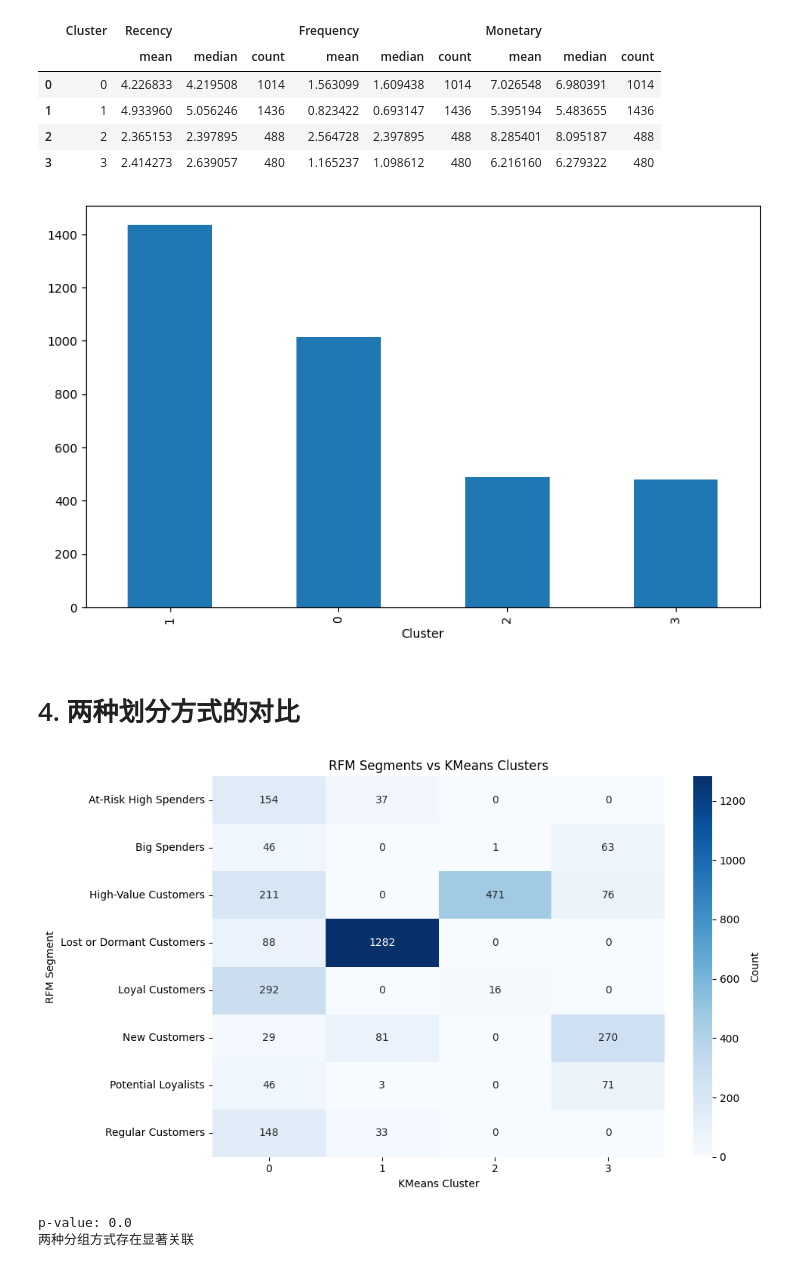
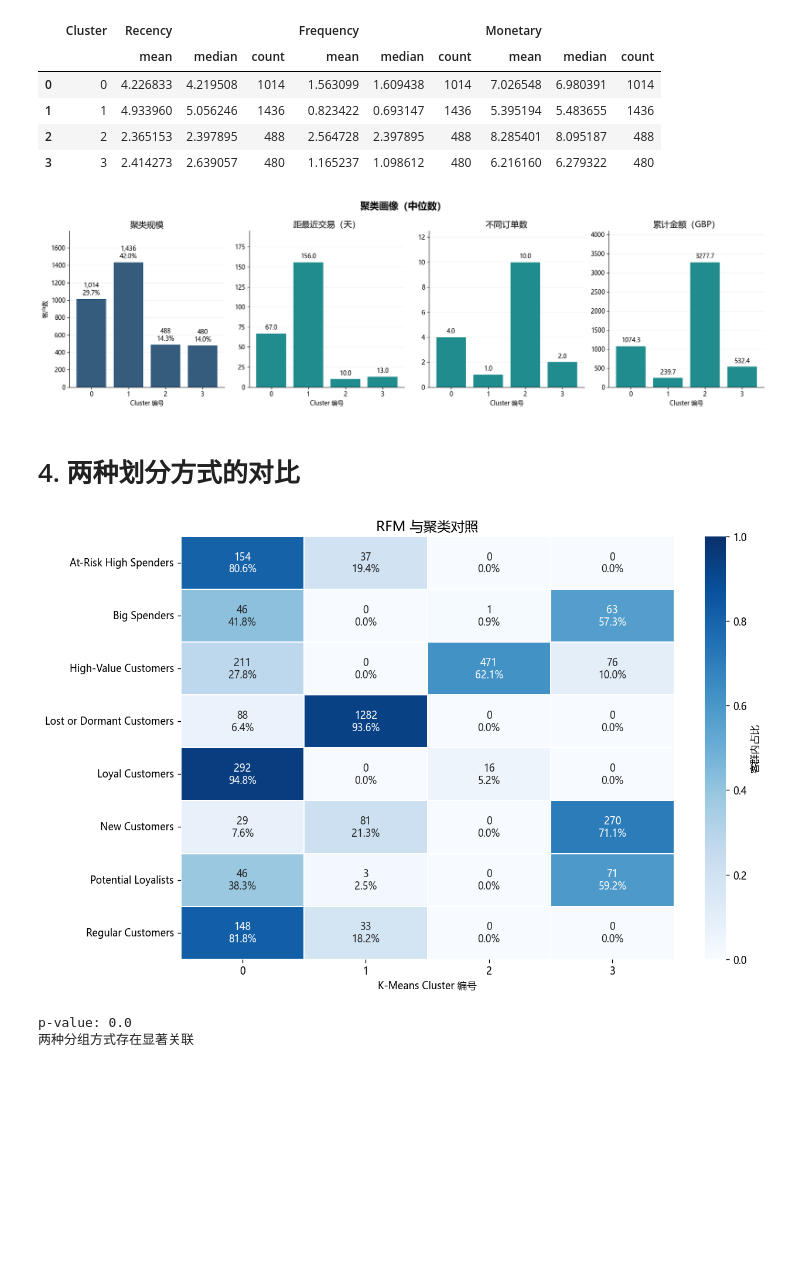
Before and after one commit to byyears/Online-Retail, a Jupyter notebook: RFM.ipynb, the cells around one changed output. Cells and saved outputs as stored; diff of their text form; code cells hidden in the pictures; blank space fills up the shorter version.

```diff
--- a/RFM.ipynb
+++ b/RFM.ipynb
@@ -183,12 +193,10 @@ plt.show()
 # %% [markdown]
 # 3. 聚类划分客户群体
 # %%
-# 使用K-Means聚类进行客户分群
 from sklearn.preprocessing import StandardScaler
 from sklearn.cluster import KMeans
 from sklearn.metrics import silhouette_score
 
-# 选择RFM特征进行聚类
 scaler = StandardScaler()
 rfm[['Recency', 'Frequency', 'Monetary']] = rfm[['Recency', 'Frequency', 'Monetary']].apply(np.log1p)
 rfm_scaled = scaler.fit_transform(rfm[['Recency', 'Frequency', 'Monetary']])
@@ -206,19 +214,14 @@ for k in range(2, 11):
     score = silhouette_score(rfm_scaled, labels)
     sil_scores.append(score)
 
-
-fig, axes = plt.subplots(1, 2, figsize=(12, 4))
-
-axes[0].plot(range(1, 11), sse, marker='o')
-axes[0].set_xlabel('Number of Clusters (K)')
-axes[0].set_ylabel('Inertia')
-axes[0].set_title('Elbow Method')
-
-axes[1].plot(range(2, 11), sil_scores, marker='o')
-axes[1].set_xlabel('Number of Clusters (K)')
-axes[1].set_ylabel('Silhouette Score')
-axes[1].set_title('Silhouette Score')
-
+fig, axes = plt.subplots(1, 2, figsize=(12, 5))
+axes[0].plot(range(1, 11), sse, marker='o', color=BLUE)
+axes[0].set(title='肘部法', xlabel='聚类数 K', ylabel='簇内平方和', xticks=range(1, 11))
+axes[1].plot(range(2, 11), sil_scores, marker='o', color=TEAL)
+axes[1].set(title='轮廓系数', xlabel='聚类数 K', ylabel='轮廓系数', xticks=range(2, 11))
+for ax in axes:
+    ax.axvline(4, color=ORANGE, linestyle='--', label='当前方案 K=4')
+    ax.legend()
 plt.tight_layout()
 plt.show()
 # %% [output]
@@ -262,26 +265,39 @@ rfm.groupby('Cluster').agg({
 | 2 | 2 | 2.365153 | 2.397895 | 488 | 2.564728 | 2.397895 | 488 | 8.285401 | 8.095187 | 488 |
 | 3 | 3 | 2.414273 | 2.639057 | 480 | 1.165237 | 1.098612 | 480 | 6.216160 | 6.279322 | 480 |
 # %%
-# 计算各群体客户占比
-rfm['Cluster'].value_counts().plot(kind='bar', figsize=(10, 6))
+counts = rfm['Cluster'].value_counts().sort_index()
+profile = rfm.assign(Recency=np.expm1(rfm['Recency']), Frequency=np.expm1(rfm['Frequency']), Monetary=np.expm1(rfm['Monetary'])).groupby('Cluster')[['Recency', 'Frequency', 'Monetary']].median()
+fig, axes = plt.subplots(1, 4, figsize=(17, 5))
+bars = axes[0].bar(counts.index.astype(str), counts.values, color=BLUE)
+axes[0].bar_label(bars, labels=[f'{v:,}\n{v/len(rfm):.1%}' for v in counts], padding=4)
+axes[0].set(title='聚类规模', ylabel='客户数', ylim=(0, counts.max()*1.25))
+for ax, col, title in zip(axes[1:], profile.columns, ['距最近交易（天）', '不同订单数', '累计金额（GBP）']):
+    bars = ax.bar(profile.index.astype(str), profile[col], color=TEAL)
+    ax.bar_label(bars, fmt='%.1f', padding=4)
+    ax.set(title=title, ylim=(0, profile[col].max()*1.25))
+for ax in axes:
+    ax.set_xlabel('Cluster 编号')
+    ax.grid(axis='x', visible=False)
+fig.suptitle('聚类画像（中位数）', fontsize=16, fontweight='bold')
+plt.tight_layout()
 plt.show()
 # %% [output]
-[figure, old version]
+[figure, new version]
 # %% [markdown]
 # 4. 两种划分方式的对比
 # %%
-# 比较两种分组方式的客户特征
 crosstab = pd.crosstab(rfm['Customer_Segment'], rfm['Cluster'])
-
-plt.figure(figsize=(10, 6))
-sns.heatmap(crosstab, annot=True, fmt='d', cmap='Blues', cbar_kws={'label': 'Count'})
-plt.title('RFM Segments vs KMeans Clusters')
-plt.xlabel('KMeans Cluster')
-plt.ylabel('RFM Segment')
+shares = crosstab.div(crosstab.sum(axis=1), axis=0)
+annotations = crosstab.astype(str) + '\n' + (shares * 100).round(1).astype(str) + '%'
+fig, ax = plt.subplots(figsize=(11, 7))
+sns.heatmap(shares, annot=annotations, fmt='', cmap='Blues', vmin=0, vmax=1,
+            linewidths=1, ax=ax, cbar_kws={'label': '客群内占比'})
+ax.set(title='RFM 与聚类对照', xlabel='K-Means Cluster 编号', ylabel='')
+ax.tick_params(axis='y', rotation=0)
 plt.tight_layout()
 plt.show()
 # %% [output]
-[figure, old version]
+[figure, new version]
 # %%
 # 检验两种分组方式的关联性
 from scipy.stats import chi2_contingency
```
Also changed, not shown: parts of 3 cells of this notebook, 3 other files.
